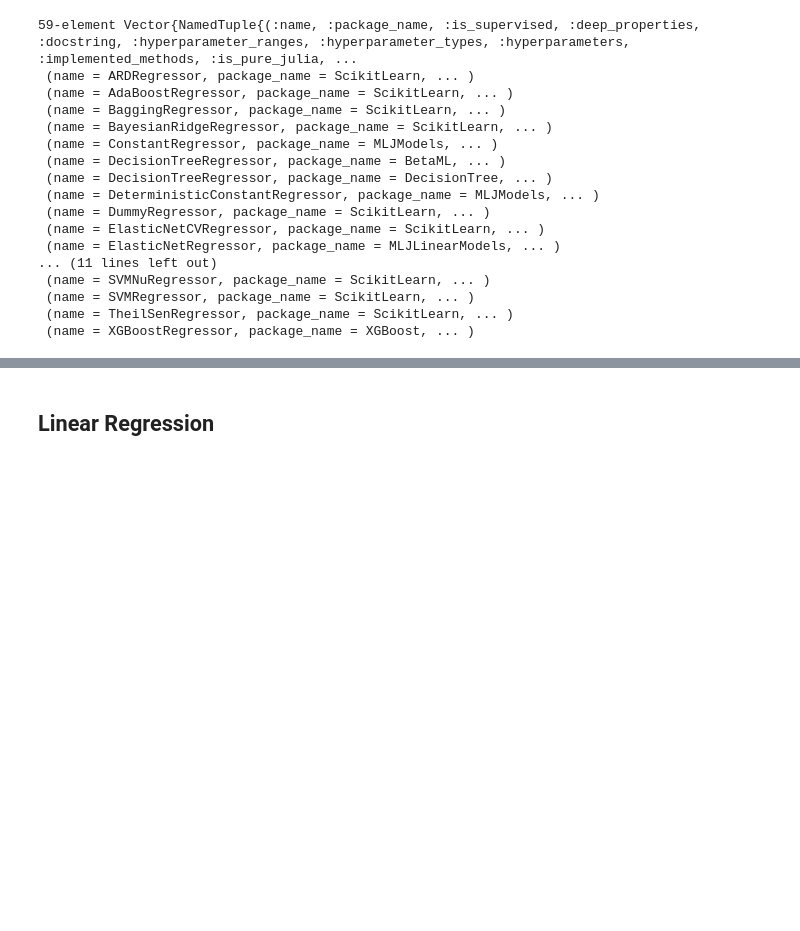
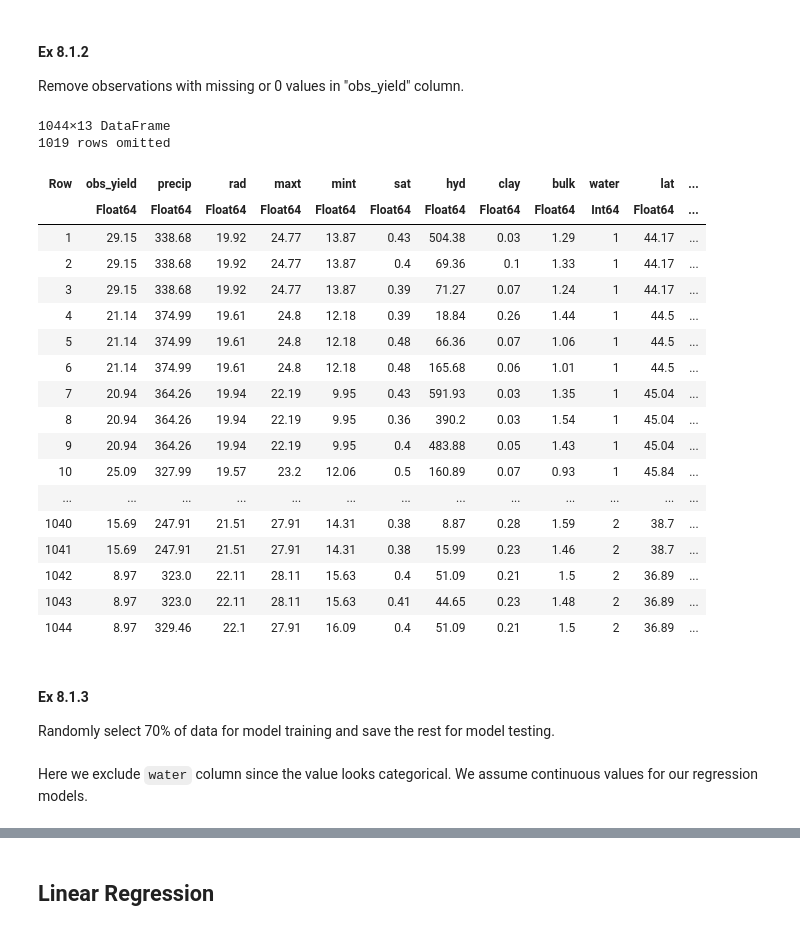
Before and after one commit to uwkimlab/plant_modeling, a Jupyter notebook: labs/L08_Machine_learning/L08-MLJ.ipynb, the cells around one changed output, grey strips where cells are left out. Drawn from its saved outputs; the diff is of its cells as text; code cells hidden in the pictures; blank space fills up the shorter version.

```diff
--- a/labs/L08_Machine_learning/L08-MLJ.ipynb
+++ b/labs/L08_Machine_learning/L08-MLJ.ipynb
@@ -29,2 +46,0 @@ crop = CSV.read("./L08-silage.csv", DataFrame)
-# %%
-crop = dropmissing(crop);
@@ -48,25 +47,38 @@ names(crop)
+# %% [markdown]
+#### Ex 8.1.2
+
+Remove observations with missing or 0 values in "obs_yield" column.
+# %%
+crop = @subset(crop, :obs_yield .> 2) |> dropmissing
+# %% [output]
+1044×13 DataFrame
+1019 rows omitted
+| Row | obs_yield | precip | rad | maxt | mint | sat | hyd | clay | bulk | water | lat | ... |
+|  | Float64 | Float64 | Float64 | Float64 | Float64 | Float64 | Float64 | Float64 | Float64 | Int64 | Float64 | ... |
+| 1 | 29.15 | 338.68 | 19.92 | 24.77 | 13.87 | 0.43 | 504.38 | 0.03 | 1.29 | 1 | 44.17 | ... |
+| 2 | 29.15 | 338.68 | 19.92 | 24.77 | 13.87 | 0.4 | 69.36 | 0.1 | 1.33 | 1 | 44.17 | ... |
+| 3 | 29.15 | 338.68 | 19.92 | 24.77 | 13.87 | 0.39 | 71.27 | 0.07 | 1.24 | 1 | 44.17 | ... |
+| 4 | 21.14 | 374.99 | 19.61 | 24.8 | 12.18 | 0.39 | 18.84 | 0.26 | 1.44 | 1 | 44.5 | ... |
+| 5 | 21.14 | 374.99 | 19.61 | 24.8 | 12.18 | 0.48 | 66.36 | 0.07 | 1.06 | 1 | 44.5 | ... |
+| 6 | 21.14 | 374.99 | 19.61 | 24.8 | 12.18 | 0.48 | 165.68 | 0.06 | 1.01 | 1 | 44.5 | ... |
+| 7 | 20.94 | 364.26 | 19.94 | 22.19 | 9.95 | 0.43 | 591.93 | 0.03 | 1.35 | 1 | 45.04 | ... |
+| 8 | 20.94 | 364.26 | 19.94 | 22.19 | 9.95 | 0.36 | 390.2 | 0.03 | 1.54 | 1 | 45.04 | ... |
+| 9 | 20.94 | 364.26 | 19.94 | 22.19 | 9.95 | 0.4 | 483.88 | 0.05 | 1.43 | 1 | 45.04 | ... |
+| 10 | 25.09 | 327.99 | 19.57 | 23.2 | 12.06 | 0.5 | 160.89 | 0.07 | 0.93 | 1 | 45.84 | ... |
+| ... | ... | ... | ... | ... | ... | ... | ... | ... | ... | ... | ... | ... |
+| 1040 | 15.69 | 247.91 | 21.51 | 27.91 | 14.31 | 0.38 | 8.87 | 0.28 | 1.59 | 2 | 38.7 | ... |
+| 1041 | 15.69 | 247.91 | 21.51 | 27.91 | 14.31 | 0.38 | 15.99 | 0.23 | 1.46 | 2 | 38.7 | ... |
+| 1042 | 8.97 | 323.0 | 22.11 | 28.11 | 15.63 | 0.4 | 51.09 | 0.21 | 1.5 | 2 | 36.89 | ... |
+| 1043 | 8.97 | 323.0 | 22.11 | 28.11 | 15.63 | 0.41 | 44.65 | 0.23 | 1.48 | 2 | 36.89 | ... |
+| 1044 | 8.97 | 329.46 | 22.1 | 27.91 | 16.09 | 0.4 | 51.09 | 0.21 | 1.5 | 2 | 36.89 | ... |
+# %% [markdown]
+#### Ex 8.1.3
+
+Randomly select 70% of data for model training and save the rest for model testing.
+# %% [markdown]
+Here we exclude `water` column since the value looks categorical. We assume continuous values for our regression models.
 # %%
 y, X = unpack(crop, ==(:obs_yield), !=(:water), c -> true);
-# %%
-models(matching(X, y))
-# %% [output]
-59-element Vector{NamedTuple{(:name, :package_name, :is_supervised, :deep_properties, :docstring, :hyperparameter_ranges, :hyperparameter_types, :hyperparameters, :implemented_methods, :is_pure_julia, ...
- (name = ARDRegressor, package_name = ScikitLearn, ... )
- (name = AdaBoostRegressor, package_name = ScikitLearn, ... )
- (name = BaggingRegressor, package_name = ScikitLearn, ... )
- (name = BayesianRidgeRegressor, package_name = ScikitLearn, ... )
- (name = ConstantRegressor, package_name = MLJModels, ... )
- (name = DecisionTreeRegressor, package_name = BetaML, ... )
- (name = DecisionTreeRegressor, package_name = DecisionTree, ... )
- (name = DeterministicConstantRegressor, package_name = MLJModels, ... )
- (name = DummyRegressor, package_name = ScikitLearn, ... )
- (name = ElasticNetCVRegressor, package_name = ScikitLearn, ... )
- (name = ElasticNetRegressor, package_name = MLJLinearModels, ... )
-... (11 lines left out)
- (name = SVMNuRegressor, package_name = ScikitLearn, ... )
- (name = SVMRegressor, package_name = ScikitLearn, ... )
- (name = TheilSenRegressor, package_name = ScikitLearn, ... )
- (name = XGBoostRegressor, package_name = XGBoost, ... )
 # %%
 train, test = partition(eachindex(y), 0.7)
 # %% [output]
```
Also changed, not shown: parts of 87 cells of this notebook.
